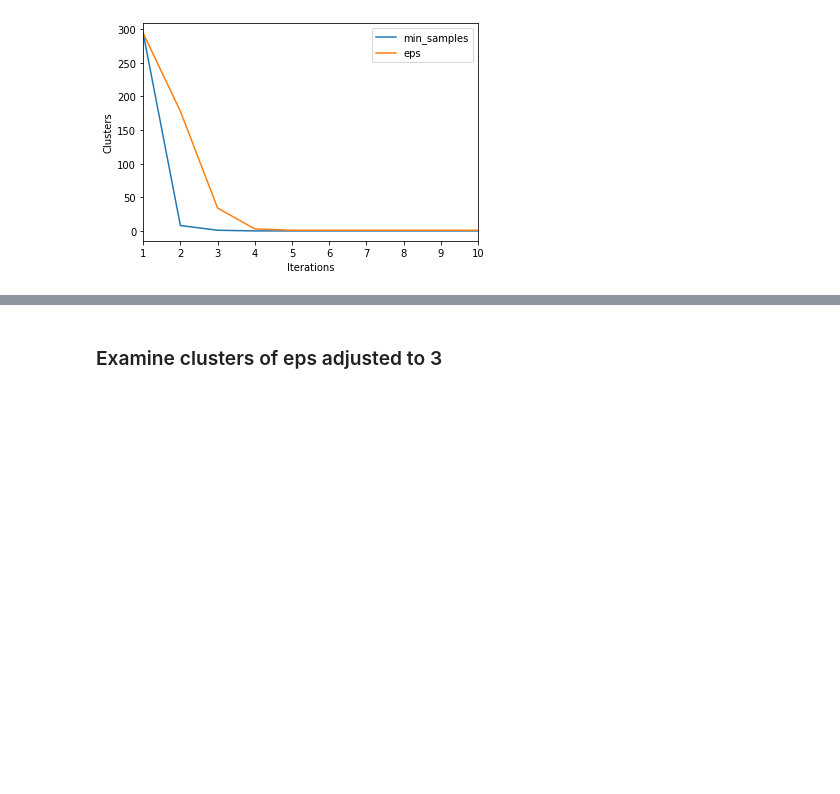
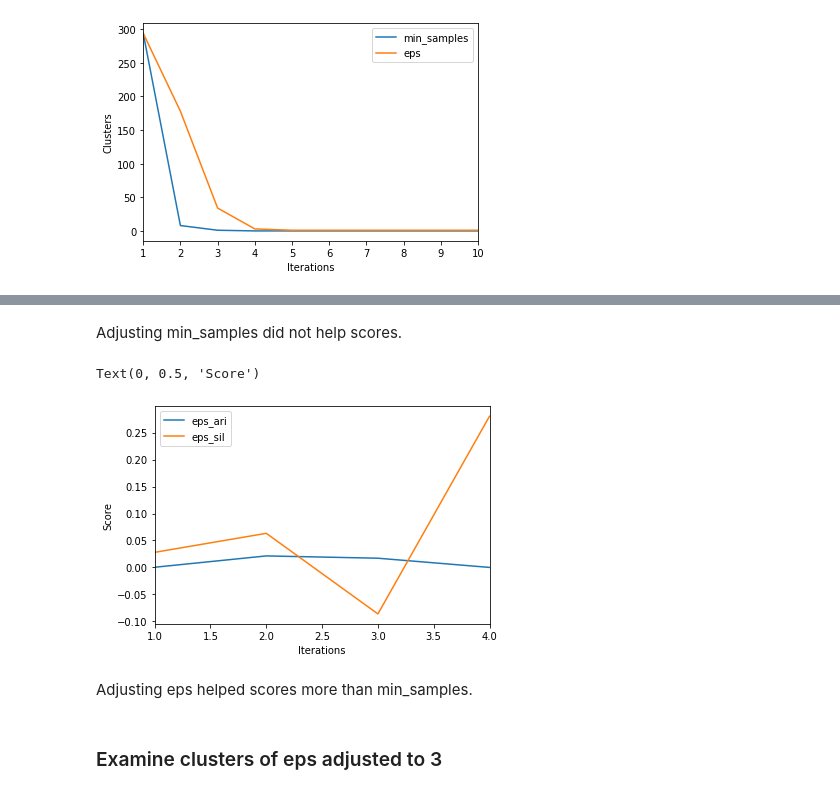
Before and after one commit to mrkjhsn/Thinkful-Exercises, a Jupyter notebook: DBSCAN_clustering.ipynb, the cells around one changed output, grey strips where cells are left out. Drawn from its saved outputs; the diff is of its cells as text; code cells hidden in the pictures; blank space fills up the shorter version.

```diff
--- a/DBSCAN_clustering.ipynb
+++ b/DBSCAN_clustering.ipynb
@@ -136,0 +158,15 @@ Text(0, 0.5, 'Clusters')
+# %%
+# adjust eps parameter
+
+eps_ari = []
+eps_sil = []
+
+for i in range(1,5,1):
+    # Defining the agglomerative clustering
+    dbscan_cluster = DBSCAN(eps=i, min_samples=1)
+    eps.append(i)
+
+    # Fit model
+    clusters = dbscan_cluster.fit_predict(X_std)
+    eps_ari.append(metrics.adjusted_rand_score(y, clusters))
+    eps_sil.append(metrics.silhouette_score(X_std, clusters, metric='euclidean'))
@@ -137,3 +184,18 @@ Text(0, 0.5, 'Clusters')
+# %% [markdown]
+Adjusting min_samples did not help scores.
+# %%
+# combine results
+pd.DataFrame(data= {'eps_ari': eps_ari,
+                    'eps_sil': eps_sil},
+                    index=range(1, len(eps_ari)+1, 1)).plot()
+
+plt.xlabel('Iterations')
+plt.ylabel('Score')
+# %% [output]
+Text(0, 0.5, 'Score')
+[figure, added]
+# %% [markdown]
+Adjusting eps helped scores more than min_samples.
 # %% [markdown]
 ### Examine clusters of eps adjusted to 3
 # %%
```
Also changed, not shown: parts of 4 cells of this notebook.
